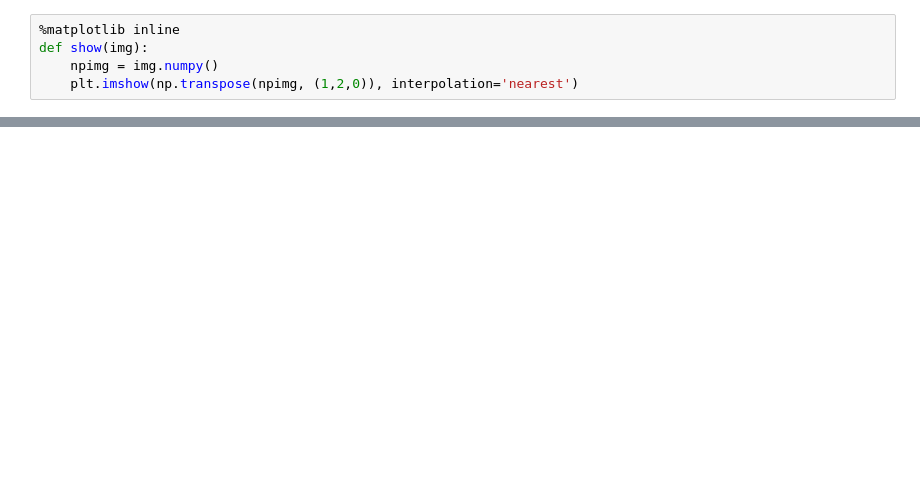
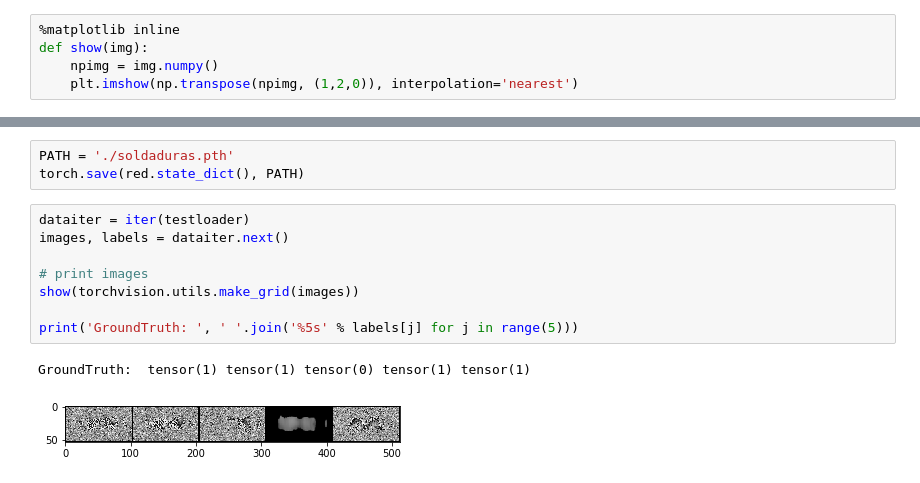
Before and after one commit to Istaliyan/PruebasTFG, a Jupyter notebook: ClasificadorSoldadurasPytorch.ipynb, the cells around one changed output, grey strips where cells are left out. Saved outputs shown, nothing was run; the diff lists cells and outputs as text; blank space fills up the shorter version.

```diff
--- a/ClasificadorSoldadurasPytorch.ipynb
+++ b/ClasificadorSoldadurasPytorch.ipynb
@@ -54,0 +240,14 @@ show(make_grid(img_list))
+# %%
+PATH = './soldaduras.pth'
+torch.save(red.state_dict(), PATH)
+# %%
+dataiter = iter(testloader)
+images, labels = dataiter.next()
+
+# print images
+show(torchvision.utils.make_grid(images))
+
+print('GroundTruth: ', ' '.join('%5s' % labels[j] for j in range(5)))
+# %% [output]
+GroundTruth:  tensor(1) tensor(1) tensor(0) tensor(1) tensor(1)
+[figure, added]
```
Also changed, not shown: parts of 10 cells of this notebook.
